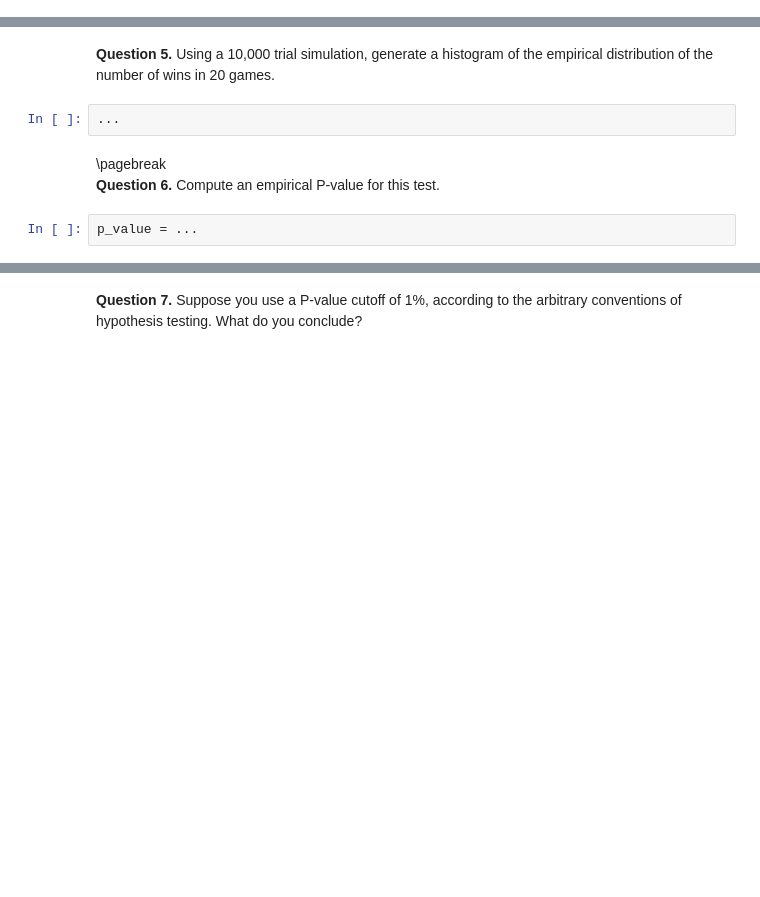
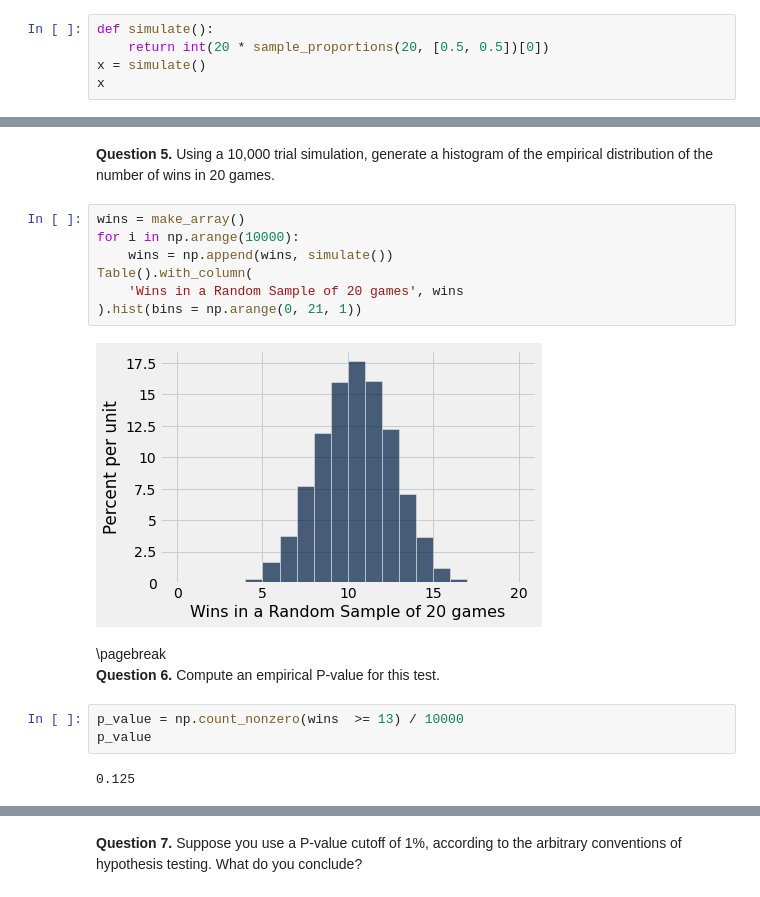
Before and after one commit to karol22/datascienceclass, a Jupyter notebook: homeworks/hw05/hw05.ipynb, the cells around one changed output, grey strips where cells are left out. Cells and saved outputs as stored; diff of their text form; blank space fills up the shorter version.

```diff
--- a/homeworks/hw05/hw05.ipynb
+++ b/homeworks/hw05/hw05.ipynb
@@ -80,0 +97,5 @@ _ = ok.grade('q1_3')
+# %%
+def simulate():
+    return int(20 * sample_proportions(20, [0.5, 0.5])[0])
+x = simulate()
+x
@@ -83,12 +115,22 @@ _ = ok.grade('q1_4')
 # %% [markdown]
 **Question 5.** Using a 10,000 trial simulation, generate a histogram of the empirical distribution of the number of wins in 20 games.
-# %%
-...
+# %%
+wins = make_array()
+for i in np.arange(10000):
+    wins = np.append(wins, simulate())
+Table().with_column(
+    'Wins in a Random Sample of 20 games', wins
+).hist(bins = np.arange(0, 21, 1))
+# %% [output]
+[figure, added]
 # %% [markdown]
 <div class="hide">\pagebreak</div>
 
 **Question 6.** Compute an empirical P-value for this test.
-# %%
-p_value = ...
+# %%
+p_value = np.count_nonzero(wins  >= 13) / 10000
+p_value
+# %% [output]
+0.125
 # %%
 _ = ok.grade('q1_6')
```
Also changed, not shown: parts of 31 cells of this notebook, 4 other files.
